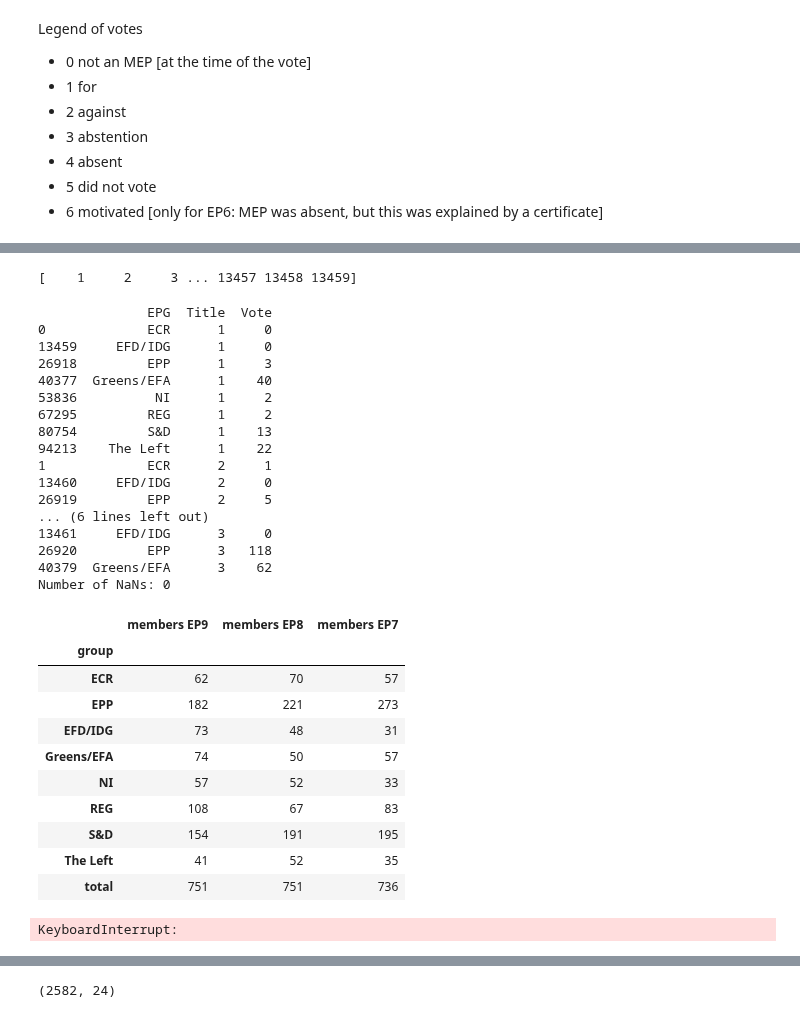
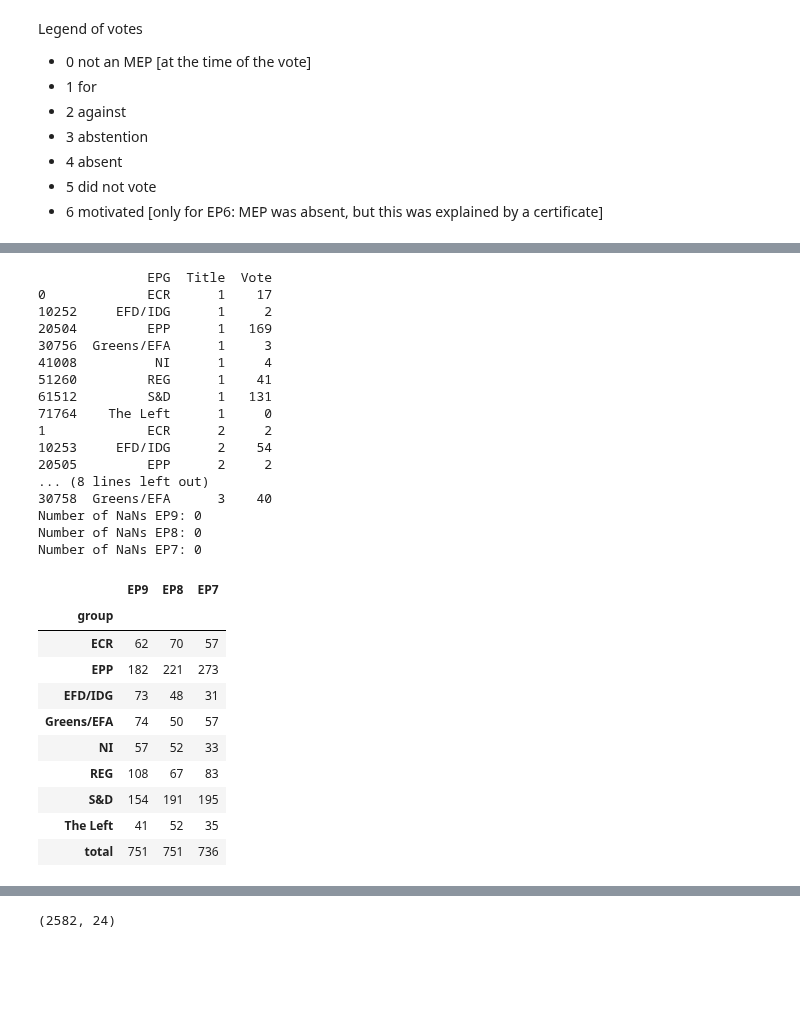
Before and after one commit to izu457/Thesis_Finetuning_GPT3.5_Political_Stance, a Jupyter notebook: EDA.ipynb, the cells around one changed output, grey strips where cells are left out. Cells and saved outputs as stored; diff of their text form; code cells hidden in the pictures; blank space fills up the shorter version.

```diff
--- a/EDA.ipynb
+++ b/EDA.ipynb
@@ -318,15 +354,9 @@ Number of 'did not vote' in votes: 155590
-# %%
-# set all votes > 1 to 0
-meps_melted_EP9['Vote'] = meps_melted_EP9['Vote'].apply(lambda x: 0 if x > 1 else x)
-meps_melted_EP8['Vote'] = meps_melted_EP8['Vote'].apply(lambda x: 0 if x > 1 else x)
-meps_melted_EP7['Vote'] = meps_melted_EP7['Vote'].apply(lambda x: 0 if x > 1 else x)
-meps_melted_EP9[1350:1380]
-
-# print unique values in column Title
-print(meps_melted_EP9['Title'].unique())
-# %% [output]
-[    1     2     3 ... 13457 13458 13459]
 # %%
+# set all votes > 1 to 0, 1 for in favour, 0 for all other votes
+meps_melted_EP9['Vote'] = meps_melted_EP9['Vote'].apply(lambda x: 0 if x > 1 else x)
+meps_melted_EP8['Vote'] = meps_melted_EP8['Vote'].apply(lambda x: 0 if x > 1 else x)
+meps_melted_EP7['Vote'] = meps_melted_EP7['Vote'].apply(lambda x: 0 if x > 1 else x)
+
 # group df_mps_melted by EPG and Title and calculate the sum of votes that are 1
 meps_grouped_EP9 = meps_melted_EP9.groupby(['EPG', 'Title']).agg({'Vote': 'sum'}).reset_index() # in agg-function, function to use on column has to ba a string, see "sum"
 meps_grouped_EP8 = meps_melted_EP8.groupby(['EPG', 'Title']).agg({'Vote': 'sum'}).reset_index()
@@ -334,48 +364,50 @@ meps_grouped_EP7 = meps_melted_EP7.groupby(['EPG', 'Title']).agg({'Vote': 'sum'}
 
 # sort the df_mps_grouped by EPG and Title
 meps_grouped_EP9 = meps_grouped_EP9.sort_values(by=['Title', "EPG"])
-meps_melted_EP8 = meps_grouped_EP8.sort_values(by=['Title', "EPG"])
-meps_melted_EP7 = meps_grouped_EP7.sort_values(by=['Title', "EPG"])
+meps_grouped_EP8 = meps_grouped_EP8.sort_values(by=['Title', "EPG"])
+meps_grouped_EP7 = meps_grouped_EP7.sort_values(by=['Title', "EPG"])
 
-print(meps_grouped_EP9.head(20))
+print(meps_grouped_EP8.head(20))
 
 # print number of NANs in Vote
-print(f"Number of NaNs: {meps_grouped_EP9['Vote'].isnull().sum()}")
+print(f"Number of NaNs EP9: {meps_grouped_EP9['Vote'].isnull().sum()}")
+print(f"Number of NaNs EP8: {meps_grouped_EP8['Vote'].isnull().sum()}")
+print(f"Number of NaNs EP7: {meps_grouped_EP7['Vote'].isnull().sum()}")
 # %% [output]
               EPG  Title  Vote
-0             ECR      1     0
-13459     EFD/IDG      1     0
-26918         EPP      1     3
-40377  Greens/EFA      1    40
-53836          NI      1     2
-67295         REG      1     2
-80754         S&D      1    13
-94213    The Left      1    22
-1             ECR      2     1
-13460     EFD/IDG      2     0
-26919         EPP      2     5
-... (6 lines left out)
-13461     EFD/IDG      3     0
-26920         EPP      3   118
-40379  Greens/EFA      3    62
-Number of NaNs: 0
+0             ECR      1    17
+10252     EFD/IDG      1     2
+20504         EPP      1   169
+30756  Greens/EFA      1     3
+41008          NI      1     4
+51260         REG      1    41
+61512         S&D      1   131
+71764    The Left      1     0
+1             ECR      2     2
+10253     EFD/IDG      2    54
+20505         EPP      2     2
+... (8 lines left out)
+30758  Greens/EFA      3    40
+Number of NaNs EP9: 0
+Number of NaNs EP8: 0
+Number of NaNs EP7: 0
 # %%
 # create a list of the number of members per group at Constitutive Session
 members_EP9 = [62, 182, 73, 74, 57, 108, 154, 41, 751] # total of 751 members, pre-Brexit, before EP was reduced to 705 members
 members_EP8 = [70, 221, 48, 50, 52, 67, 191, 52, 751] # total of 751 members
 members_EP7 = [57, 273, 31, 57, 33, 83, 195, 35, 736] # total of 736 members, pre joining of Croatia
 
 # dataframe with group name and number of members
 group_members = pd.DataFrame({'group': ['ECR', 'EPP', 'EFD/IDG', 'Greens/EFA', "NI", 'REG', 'S&D', 'The Left', "total"],
-                              'members EP9': members_EP9,
-                              'members EP8': members_EP8,
-                              'members EP7': members_EP7}
+                              'EP9': members_EP9,
+                              'EP8': members_EP8,
+                              'EP7': members_EP7}
                               )
 # set groups as index
 group_members.set_index('group', inplace=True)
 group_members
 # %% [output]
-|  | members EP9 | members EP8 | members EP7 |
+|  | EP9 | EP8 | EP7 |
 | group |  |  |  |
 | ECR | 62 | 70 | 57 |
 | EPP | 182 | 221 | 273 |
@@ -386,13 +418,3 @@ group_members
 | S&D | 154 | 191 | 195 |
 | The Left | 41 | 52 | 35 |
 | total | 751 | 751 | 736 |
-# %%
-# calculate percentage of votes of all members in party
-# go through each row of df_mps_grouped and divide the vote by the number of members in the party
-for index, row in meps_melted_EP9.iterrows():
-    group = row['EPG']
-    meps_melted_EP9.loc[index, 'Sum_in_favour'] = (row['Vote'])
-    meps_melted_EP9.loc[index, 'Perc_in_favour'] = round(row['Vote']/(group_members.loc[group, 'members EP9']), 3)
-display(meps_melted_EP9.head(20))
-# %% [output]
-KeyboardInterrupt:
```
Also changed, not shown: parts of 8 cells of this notebook, 1 other file.
